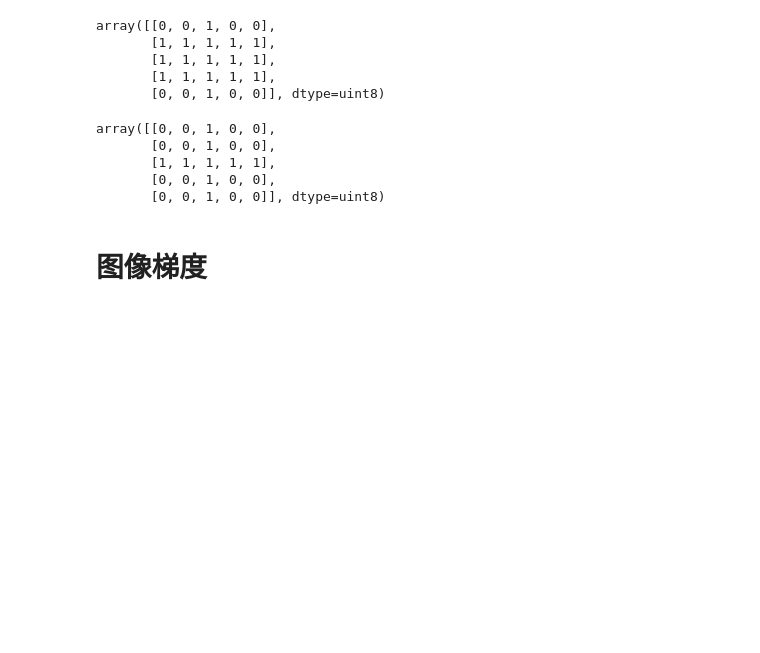
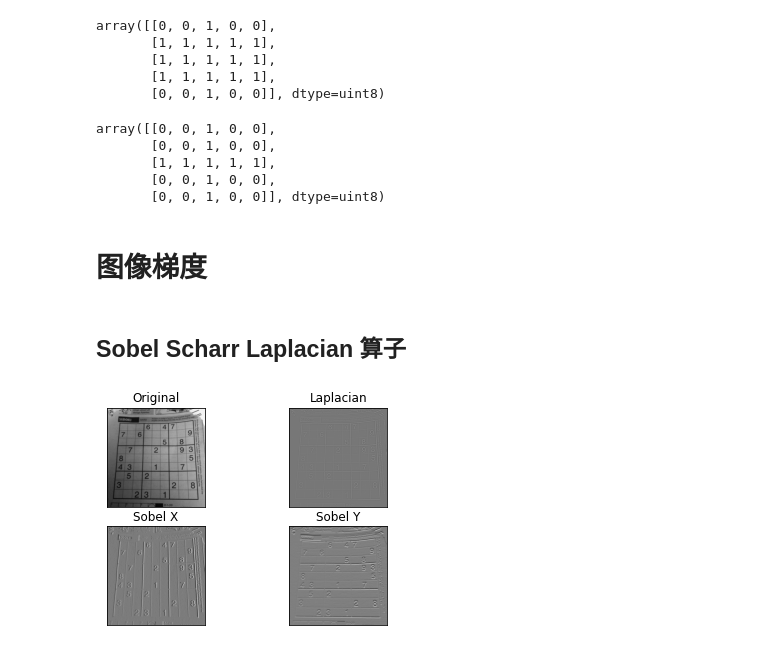
Before and after one commit to ghcn345/OpenCV, a Jupyter notebook: 4-图像处理.ipynb, the cells around one changed output. Saved outputs shown, nothing was run; the diff lists cells and outputs as text; code cells hidden in the pictures; blank space fills up the shorter version.

```diff
--- a/4-图像处理.ipynb
+++ b/4-图像处理.ipynb
@@ -349,3 +349,23 @@ array([[0, 0, 1, 0, 0],
        [0, 0, 1, 0, 0]], dtype=uint8)
 # %% [markdown]
 # 图像梯度
+# %% [markdown]
+## Sobel Scharr Laplacian 算子
+# %%
+# 梯度滤波器或高通滤波器
+
+img = cv.imread('sudoku.png',0)
+laplacian = cv.Laplacian(img,cv.CV_64F)
+sobelx = cv.Sobel(img,cv.CV_64F,1,0,ksize=5)
+sobely = cv.Sobel(img,cv.CV_64F,0,1,ksize=5)
+plt.subplot(2,2,1),plt.imshow(img,cmap = 'gray')
+plt.title('Original'), plt.xticks([]), plt.yticks([])
+plt.subplot(2,2,2),plt.imshow(laplacian,cmap = 'gray')
+plt.title('Laplacian'), plt.xticks([]), plt.yticks([])
+plt.subplot(2,2,3),plt.imshow(sobelx,cmap = 'gray')
+plt.title('Sobel X'), plt.xticks([]), plt.yticks([])
+plt.subplot(2,2,4),plt.imshow(sobely,cmap = 'gray')
+plt.title('Sobel Y'), plt.xticks([]), plt.yticks([])
+plt.show()
+# %% [output]
+[figure, added]
```
Also changed, not shown: parts of 1 cell of this notebook.
